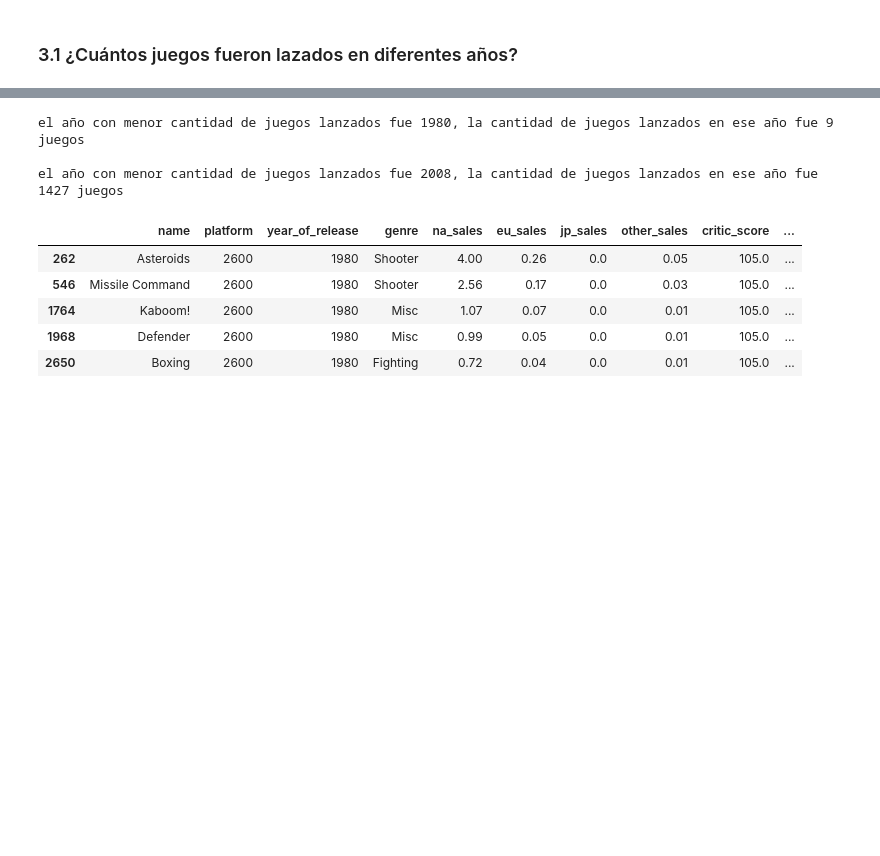
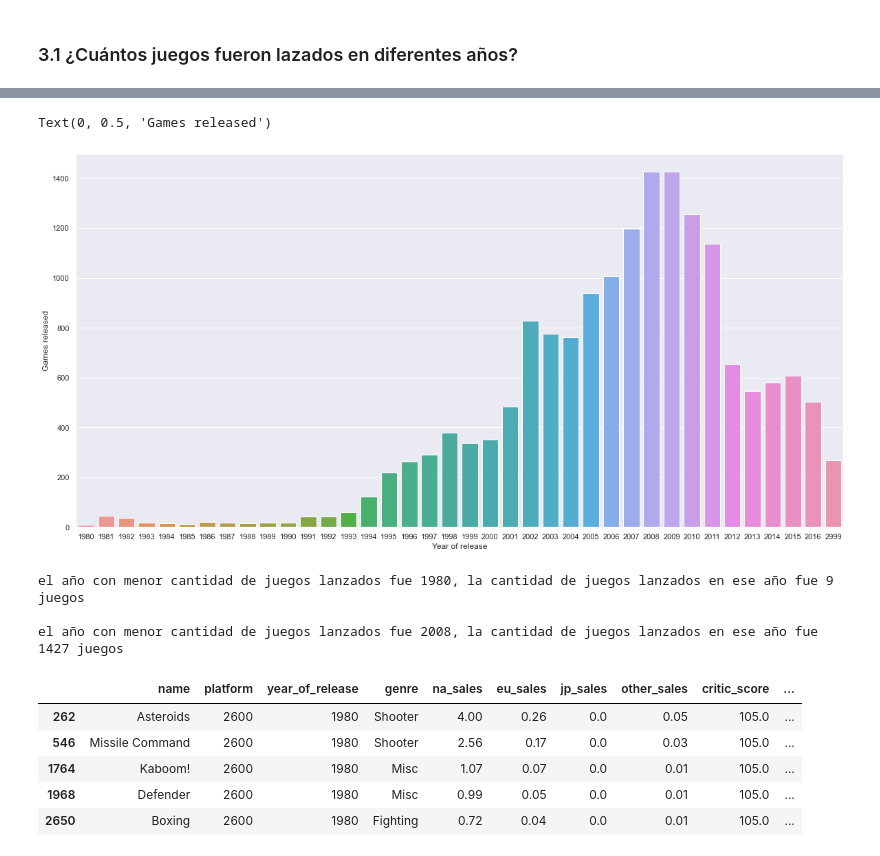
Before and after one commit to OmiHdz/project_s6, a Jupyter notebook: project_s6.ipynb, the cells around one changed output, grey strips where cells are left out. Cells and saved outputs as stored; diff of their text form; code cells hidden in the pictures; blank space fills up the shorter version.

```diff
--- a/project_s6.ipynb
+++ b/project_s6.ipynb
@@ -326,6 +330,16 @@ game_years_df.head()
 | 2 | 1982 | 36 |
 | 3 | 1983 | 17 |
 | 4 | 1984 | 14 |
+# %%
+#game_years_df.plot(kind='bar', x='year_of_release', y='name')
+plt.figure(figsize=(20,10))
+sns.barplot(x='year_of_release',y='games_released',data=game_years_df)
+plt.xlabel('Year of release')
+plt.ylabel('Games released')
+#sns.set_theme(rc={'figure.figsize':(10,7)})
+# %% [output]
+Text(0, 0.5, 'Games released')
+[figure, added]
 # %%
 max=game_years_serie.idxmax()
 min=game_years_serie.idxmin()
```
Also changed, not shown: parts of 24 cells of this notebook.
